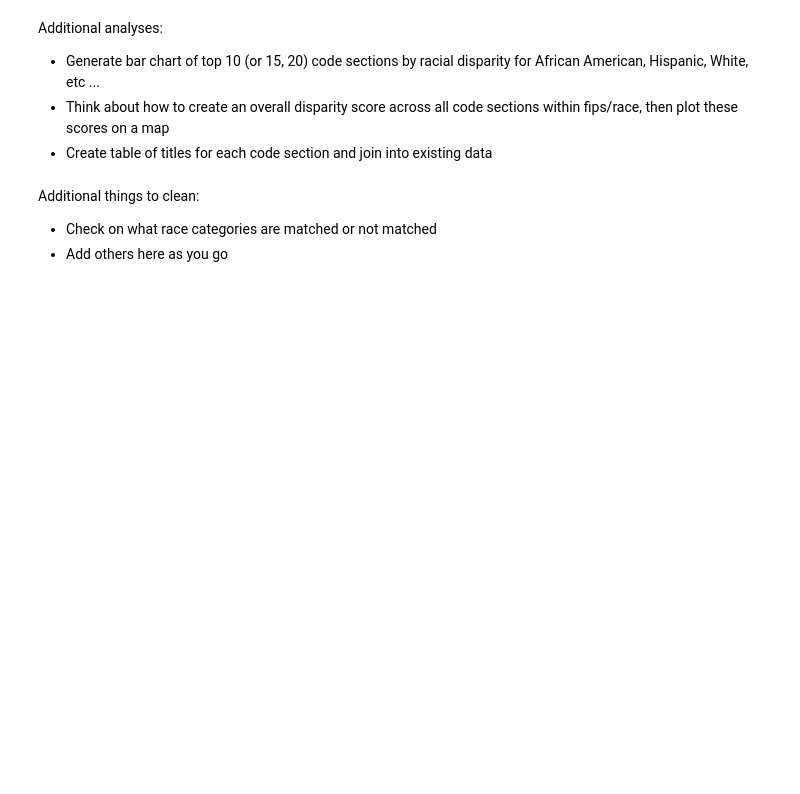
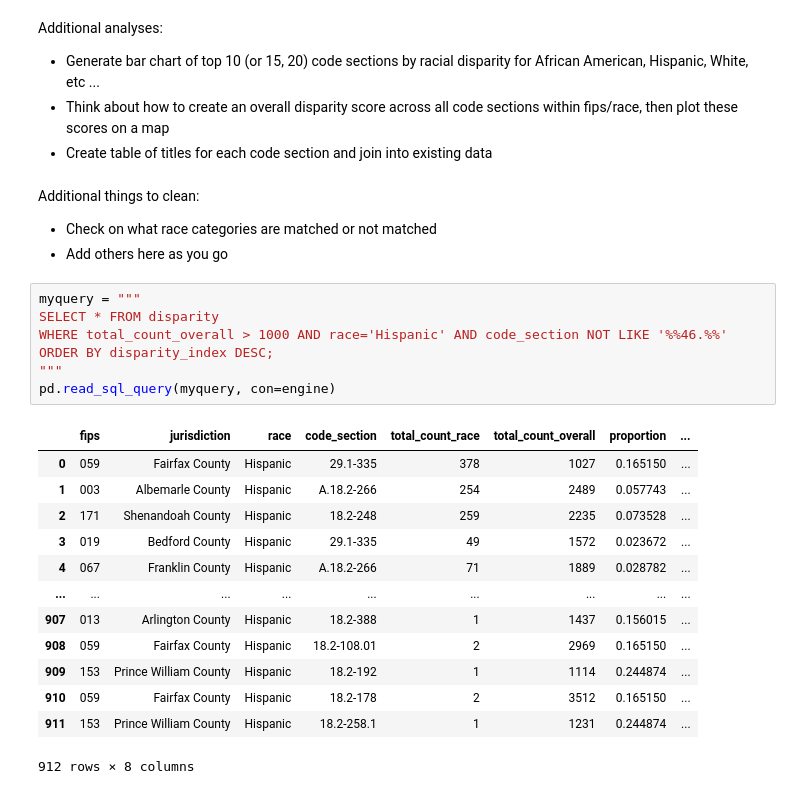
Before and after one commit to code-for-charlottesville/datajustice, a Jupyter notebook: racial_disparity_index.ipynb, the cells around one changed output. Saved outputs shown, nothing was run; the diff lists cells and outputs as text; blank space fills up the shorter version.

Commit message:
tables

```diff
--- a/racial_disparity_index.ipynb
+++ b/racial_disparity_index.ipynb
@@ -277,3 +277,24 @@ Additional analyses:
 Additional things to clean:
 * Check on what race categories are matched or not matched
 * Add others here as you go
+# %%
+myquery = """
+SELECT * FROM disparity
+WHERE total_count_overall > 1000 AND race='Hispanic' AND code_section NOT LIKE '%%46.%%'
+ORDER BY disparity_index DESC;
+"""
+pd.read_sql_query(myquery, con=engine)
+# %% [output]
+|  | fips | jurisdiction | race | code_section | total_count_race | total_count_overall | proportion | ... |
+| 0 | 059 | Fairfax County | Hispanic | 29.1-335 | 378 | 1027 | 0.165150 | ... |
+| 1 | 003 | Albemarle County | Hispanic | A.18.2-266 | 254 | 2489 | 0.057743 | ... |
+| 2 | 171 | Shenandoah County | Hispanic | 18.2-248 | 259 | 2235 | 0.073528 | ... |
+| 3 | 019 | Bedford County | Hispanic | 29.1-335 | 49 | 1572 | 0.023672 | ... |
+| 4 | 067 | Franklin County | Hispanic | A.18.2-266 | 71 | 1889 | 0.028782 | ... |
+| ... | ... | ... | ... | ... | ... | ... | ... | ... |
+| 907 | 013 | Arlington County | Hispanic | 18.2-388 | 1 | 1437 | 0.156015 | ... |
+| 908 | 059 | Fairfax County | Hispanic | 18.2-108.01 | 2 | 2969 | 0.165150 | ... |
+| 909 | 153 | Prince William County | Hispanic | 18.2-192 | 1 | 1114 | 0.244874 | ... |
+| 910 | 059 | Fairfax County | Hispanic | 18.2-178 | 2 | 3512 | 0.165150 | ... |
+| 911 | 153 | Prince William County | Hispanic | 18.2-258.1 | 1 | 1231 | 0.244874 | ... |
+912 rows × 8 columns
```
Also changed, not shown: parts of 3 cells of this notebook.
